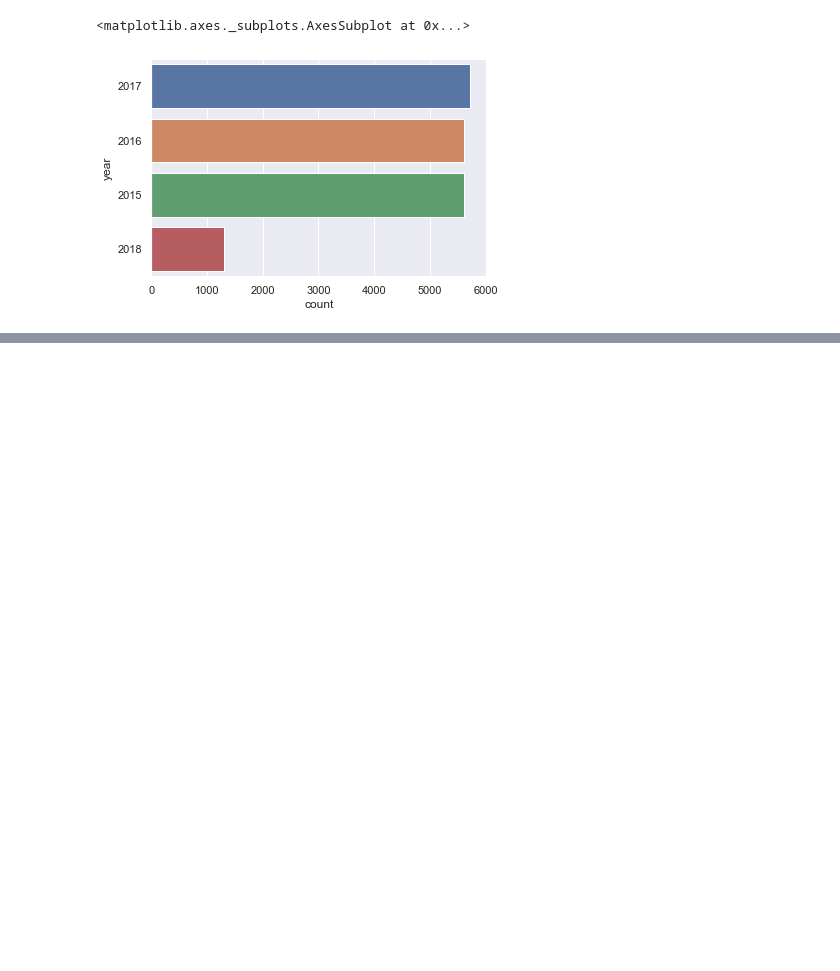
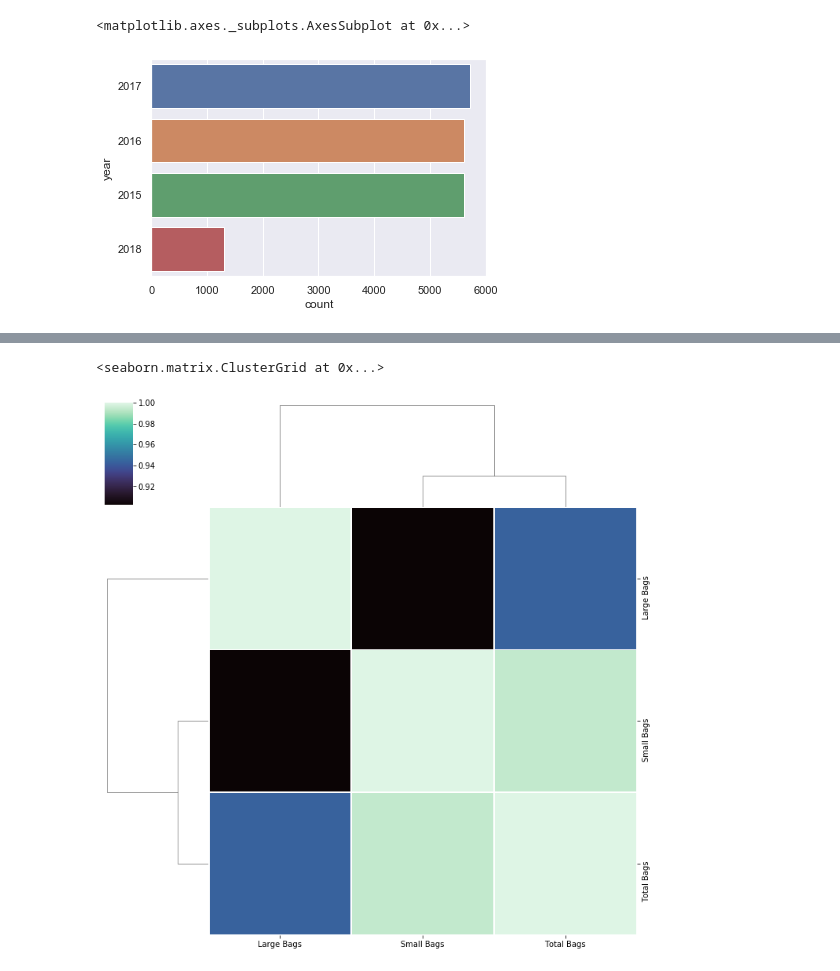
Before and after one commit to Reynart01/introduction-to-python, a Jupyter notebook: 05 Data Visualization/notebook.ipynb, the cells around one changed output, grey strips where cells are left out. Drawn from its saved outputs; the diff is of its cells as text; code cells hidden in the pictures; blank space fills up the shorter version.

```diff
--- a/05 Data Visualization/notebook.ipynb
+++ b/05 Data Visualization/notebook.ipynb
@@ -306 +325,12 @@ sns.countplot(
+# %%
+#7
+stats = ["Small Bags", "Large Bags", "Total Bags"]
+sns.clustermap(
+    avocado[stats].corr(),
+    cmap="mako",
+    linewidths=.75,
+)
+# %% [output]
+<seaborn.matrix.ClusterGrid at 0x...>
+[figure, added]
 # %%
```
Also changed, not shown: parts of 4 cells of this notebook.
